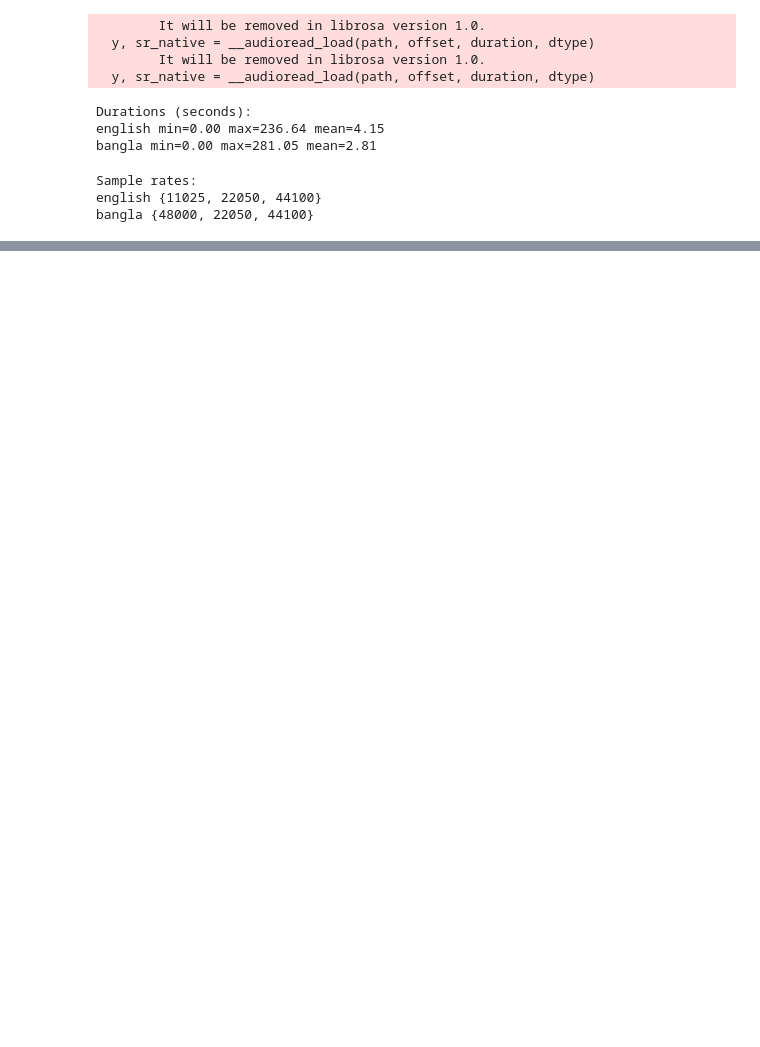
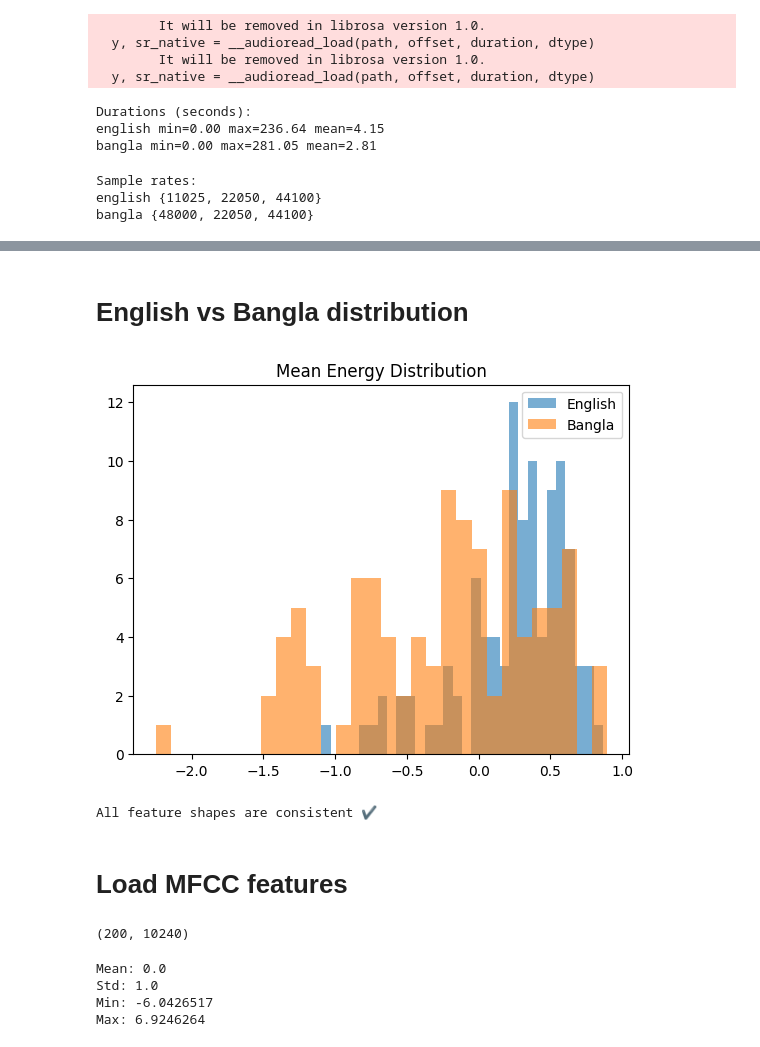
Before and after one commit to Ill1dan/CSE425-Unsupervised-Project, a Jupyter notebook: notebooks/exploratory.ipynb, the cells around one changed output, grey strips where cells are left out. Cells and saved outputs as stored; diff of their text form; code cells hidden in the pictures; blank space fills up the shorter version.

```diff
--- a/notebooks/exploratory.ipynb
+++ b/notebooks/exploratory.ipynb
@@ -46,0 +80,38 @@ bangla {48000, 22050, 44100}
+# %% [markdown]
+# English vs Bangla distribution
+# %%
+eng = X[langs == "english"]
+bn  = X[langs == "bangla"]
+
+plt.hist(eng.mean(axis=(1,2,3)), bins=30, alpha=0.6, label="English")
+plt.hist(bn.mean(axis=(1,2,3)), bins=30, alpha=0.6, label="Bangla")
+plt.legend()
+plt.title("Mean Energy Distribution")
+plt.show()
+# %% [output]
+[figure, added]
+# %%
+assert len(set([x.shape for x in X])) == 1
+print("All feature shapes are consistent ✔")
+# %% [output]
+All feature shapes are consistent ✔
+# %% [markdown]
+# Load MFCC features
+# %%
+X_mfcc = np.load("../data/features_mfcc_flat/features.npy")
+ids = np.load("../data/features_mfcc_flat/ids.npy", allow_pickle=True)
+langs = np.load("../data/features_mfcc_flat/languages.npy", allow_pickle=True)
+
+print(X_mfcc.shape)
+# %% [output]
+(200, 10240)
+# %%
+print("Mean:", X_mfcc.mean())
+print("Std:", X_mfcc.std())
+print("Min:", X_mfcc.min())
+print("Max:", X_mfcc.max())
+# %% [output]
+Mean: 0.0
+Std: 1.0
+Min: -6.0426517
+Max: 6.9246264
```
Also changed, not shown: parts of 15 cells of this notebook, 9 other files.
